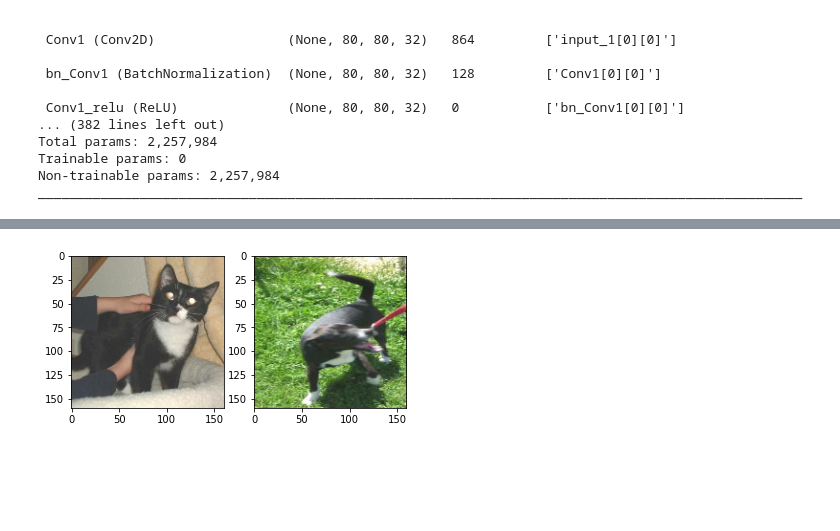
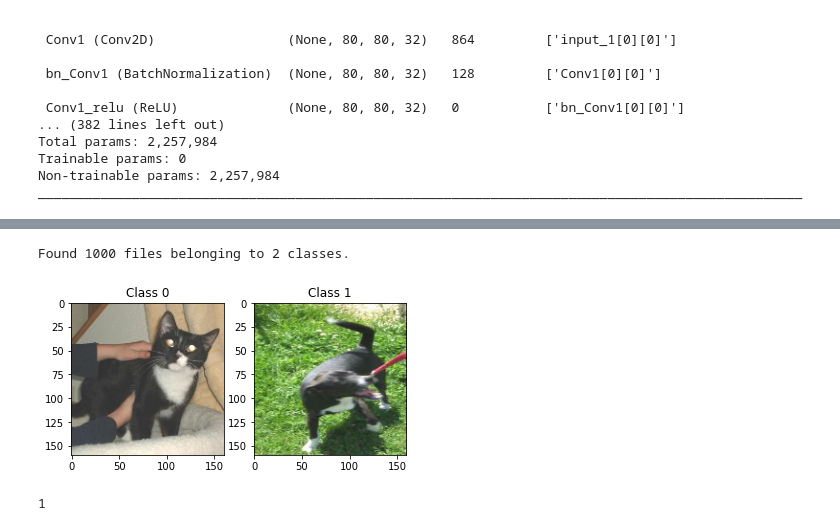
Before and after one commit to WileyCorning/CS782-poison-frogs, a Jupyter notebook: transfer-learning-attack.ipynb, the cells around one changed output, grey strips where cells are left out. Saved outputs shown, nothing was run; the diff lists cells and outputs as text; code cells hidden in the pictures; blank space fills up the shorter version.

```diff
--- a/transfer-learning-attack.ipynb
+++ b/transfer-learning-attack.ipynb
@@ -309,16 +319,3 @@ def demo_algo_1(model, img_t, img_b, rate_lambda, coef_beta, n_iter):
     plt.show()
 
     return img_p
-# %%
-subject_dataset = tf.keras.utils.image_dataset_from_directory(validation_dir,shuffle=False,batch_size=BATCH_SIZE,image_size=IMG_SIZE)
-
-# just shows the first nine images, nothing interesting
-class_names = subject_dataset.class_names
-
-plt.figure(figsize=(10, 10))
-for images, labels in subject_dataset.take(1):
-  for i in range(9):
-    ax = plt.subplot(3, 3, i + 1)
-    plt.imshow(images[i].numpy().astype("uint8"))
-    plt.title(class_names[labels[i]])
-    plt.axis("off")
@@ -328,18 +322,32 @@ Found 1000 files belonging to 2 classes.
 # %%
 def sel_images(dataset,i,j):
-    images = [image for (image, label) in dataset.take(max(i,j)+1)]
-    t = images[i]
-    b = images[j]
+    items = list(dataset.take(max(i,j)+1))
+    t = items[i]
+    b = items[j]
     plt.subplot(1,2,1)
-    ez_imshow(t)
+    ez_imshow(t[0])
+    plt.title(f"Class {t[1].numpy().item()}")
     plt.subplot(1,2,2)
-    ez_imshow(b)
+    ez_imshow(b[0])
+    plt.title(f"Class {b[1].numpy().item()}")
     plt.show()
-    return (np.expand_dims(t,0),np.expand_dims(b,0))
+
+    def xpand(item):
+        return (np.expand_dims(item[0],0), item[1].numpy().item())
+
+    return (xpand(t),xpand(b))
 # %%
+subject_dataset = tf.keras.utils.image_dataset_from_directory(validation_dir,shuffle=False,batch_size=BATCH_SIZE,image_size=IMG_SIZE)
+class_names = subject_dataset.class_names
 subject_dataset_ub = subject_dataset.unbatch()
+# %% [output]
+Found 1000 files belonging to 2 classes.
 # %%
-(_target_image, _base_image) = sel_images(subject_dataset_ub,0,500)
+((_target_image,_target_class), (_base_image,_base_class)) = sel_images(subject_dataset_ub,0,500)
 # %% [output]
-[figure, old version]
+[figure, new version]
+# %%
+_base_class
+# %% [output]
+1
 # %%
```
Also changed, not shown: parts of 23 cells of this notebook, 1 other file.
